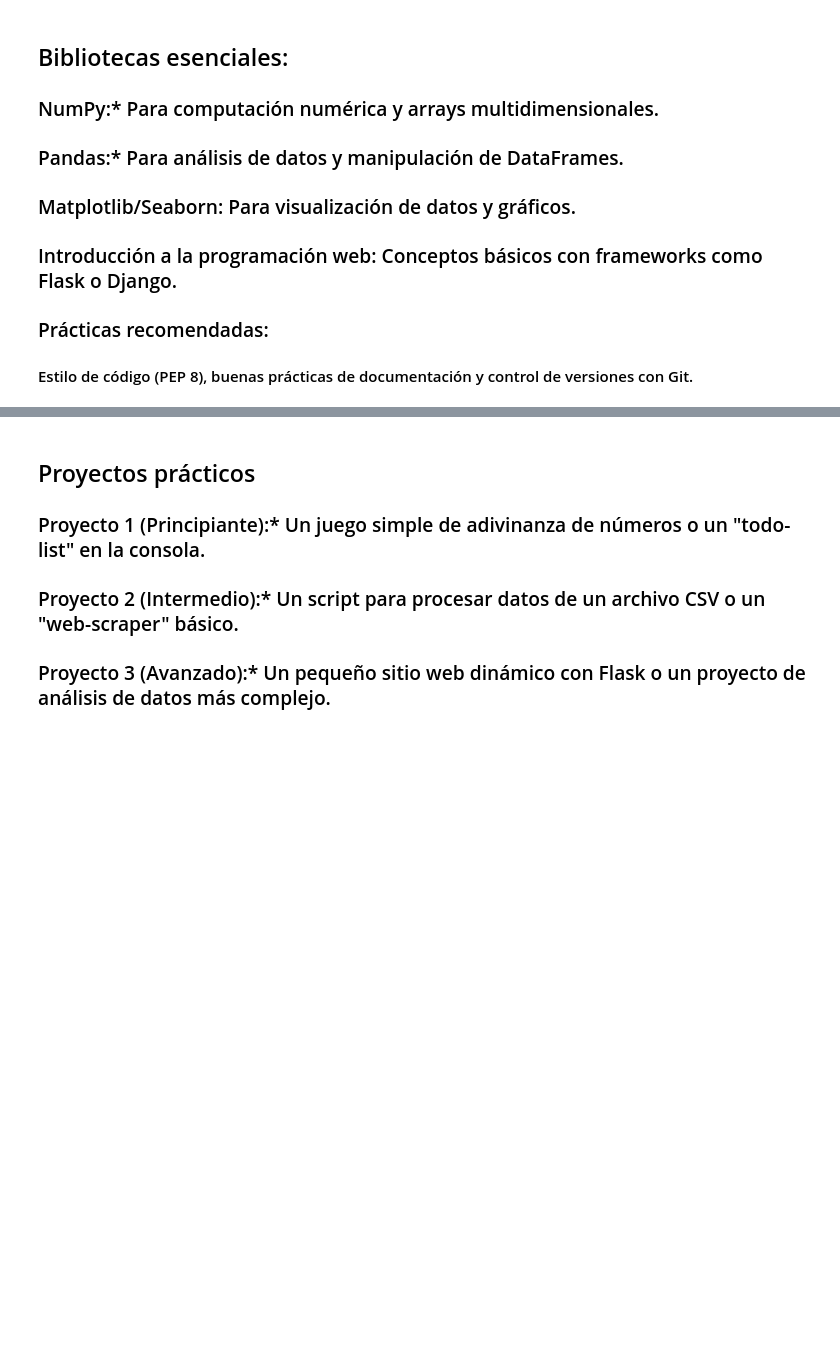
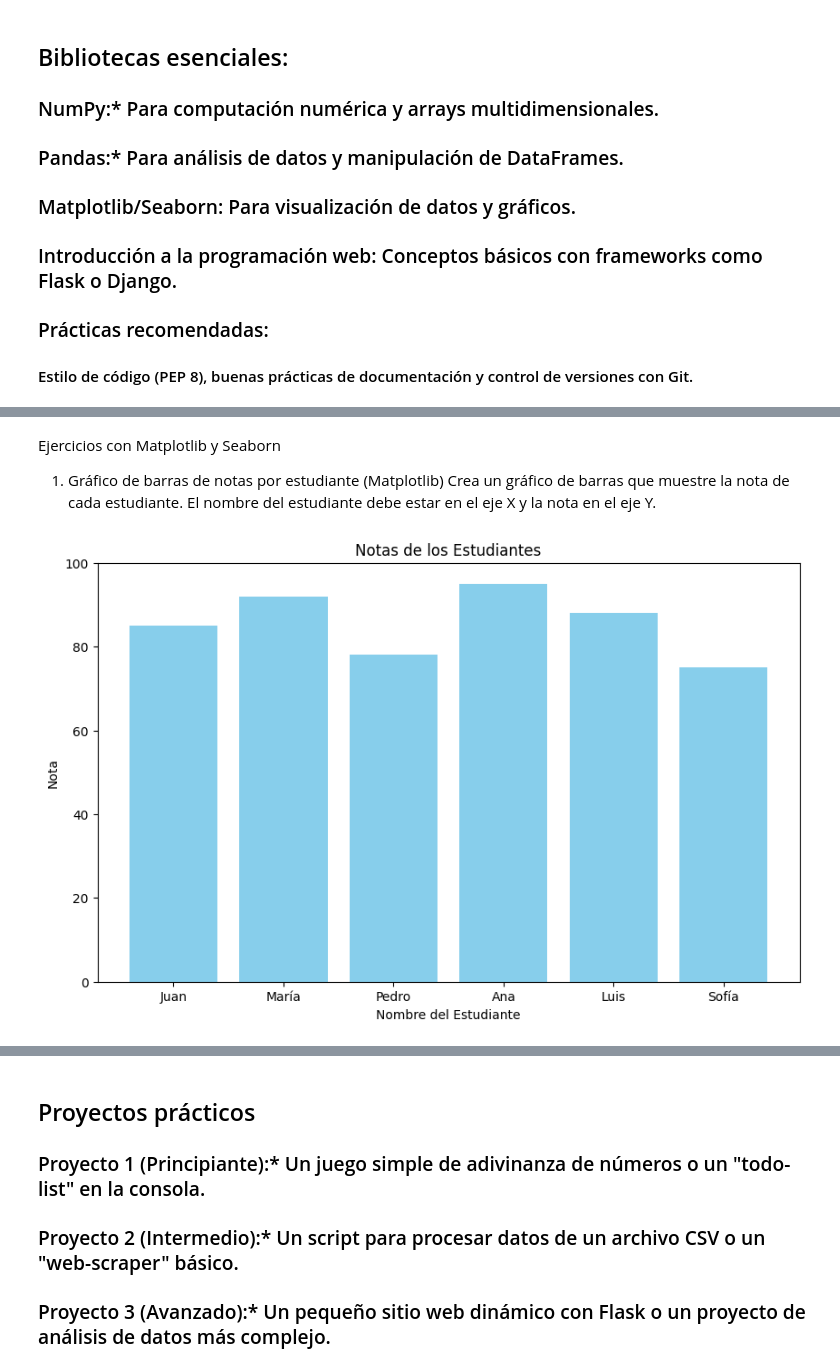
Before and after one commit to lismarcamacho/python-basico-ciencia-de-datos, a Jupyter notebook: Python_basico.ipynb, the cells around one changed output, grey strips where cells are left out. Drawn from its saved outputs; the diff is of its cells as text; code cells hidden in the pictures; blank space fills up the shorter version.

```diff
--- a/Python_basico.ipynb
+++ b/Python_basico.ipynb
@@ -383,0 +679,15 @@ print(productos_ordenados)
+# %%
+import pandas as pd
+import matplotlib.pyplot as plt
+import seaborn as sns
+
+# DataFrame original de estudiantes
+datos_estudiantes = {
+    'Nombre': ['Juan', 'María', 'Pedro', 'Ana', 'Luis', 'Sofía'],
+    'Edad': [20, 22, 21, 20, 23, 22],
+    'Nota': [85, 92, 78, 95, 88, 75]
+}
+df = pd.DataFrame(datos_estudiantes)
+
+print("DataFrame de Estudiantes:")
+print(df)
@@ -383,0 +703,20 @@ print(productos_ordenados)
+# %% [markdown]
+Ejercicios con Matplotlib y Seaborn
+1. Gráfico de barras de notas por estudiante (Matplotlib)
+Crea un gráfico de barras que muestre la nota de cada estudiante. El nombre del estudiante debe estar en el eje X y la nota en el eje Y.
+# %%
+plt.figure(figsize=(10, 6)) # Define el tamaño de la figura
+
+# Escribe tu código para el gráfico de barras aquí
+# Usa plt.bar()
+# Agrega etiquetas (plt.xlabel, plt.ylabel) y un título (plt.title)
+# Muestra el gráfico (plt.show())
+
+plt.bar(df['Nombre'], df['Nota'], color='skyblue')
+plt.xlabel('Nombre del Estudiante')
+plt.ylabel('Nota')
+plt.title('Notas de los Estudiantes')
+plt.ylim(0, 100) # Establece el límite del eje Y para que las notas sean visibles
+plt.show()
+# %% [output]
+[figure, added]
```
Also changed, not shown: parts of 110 cells of this notebook.
